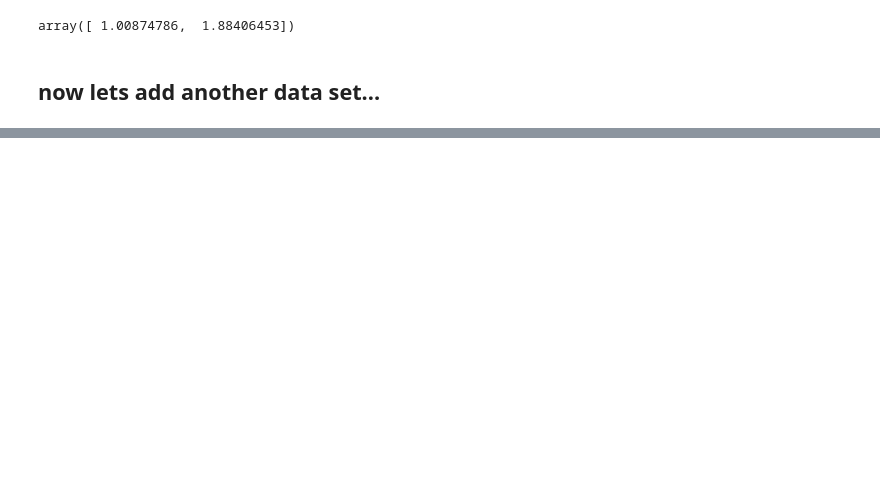
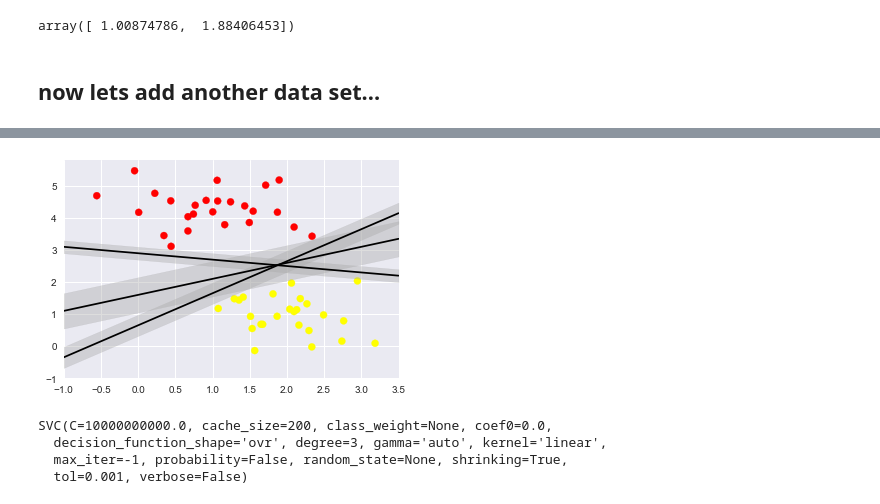
Before and after one commit to TimCSheehan/dev, a Jupyter notebook: Tutorial_040_MachineLearning.ipynb, the cells around one changed output, grey strips where cells are left out. Drawn from its saved outputs; the diff is of its cells as text; code cells hidden in the pictures; blank space fills up the shorter version.

```diff
--- a/Tutorial_040_MachineLearning.ipynb
+++ b/Tutorial_040_MachineLearning.ipynb
@@ -310,0 +125,22 @@ p = 1-numel(find(.51>newAcc))/numel(newAcc)
+# %%
+xfit = np.linspace(-1, 3.5)
+plt.scatter(X[:, 0], X[:, 1], c=y, s=50, cmap='autumn')
+
+for m, b, d in [(1, 0.65, 0.33), (0.5, 1.6, 0.55), (-0.2, 2.9, 0.2)]:
+    yfit = m * xfit + b
+    plt.plot(xfit, yfit, '-k')
+    plt.fill_between(xfit, yfit - d, yfit + d, edgecolor='none',
+                     color='#AAAAAA', alpha=0.4)
+
+plt.xlim(-1, 3.5);
+# %% [output]
+[figure, added]
+# %%
+from sklearn.svm import SVC # "Support vector classifier"
+model = SVC(kernel='linear', C=1E10)
+model.fit(X, y)
+# %% [output]
+SVC(C=10000000000.0, cache_size=200, class_weight=None, coef0=0.0,
+  decision_function_shape='ovr', degree=3, gamma='auto', kernel='linear',
+  max_iter=-1, probability=False, random_state=None, shrinking=True,
+  tol=0.001, verbose=False)
```
Also changed, not shown: parts of 22 cells of this notebook.
